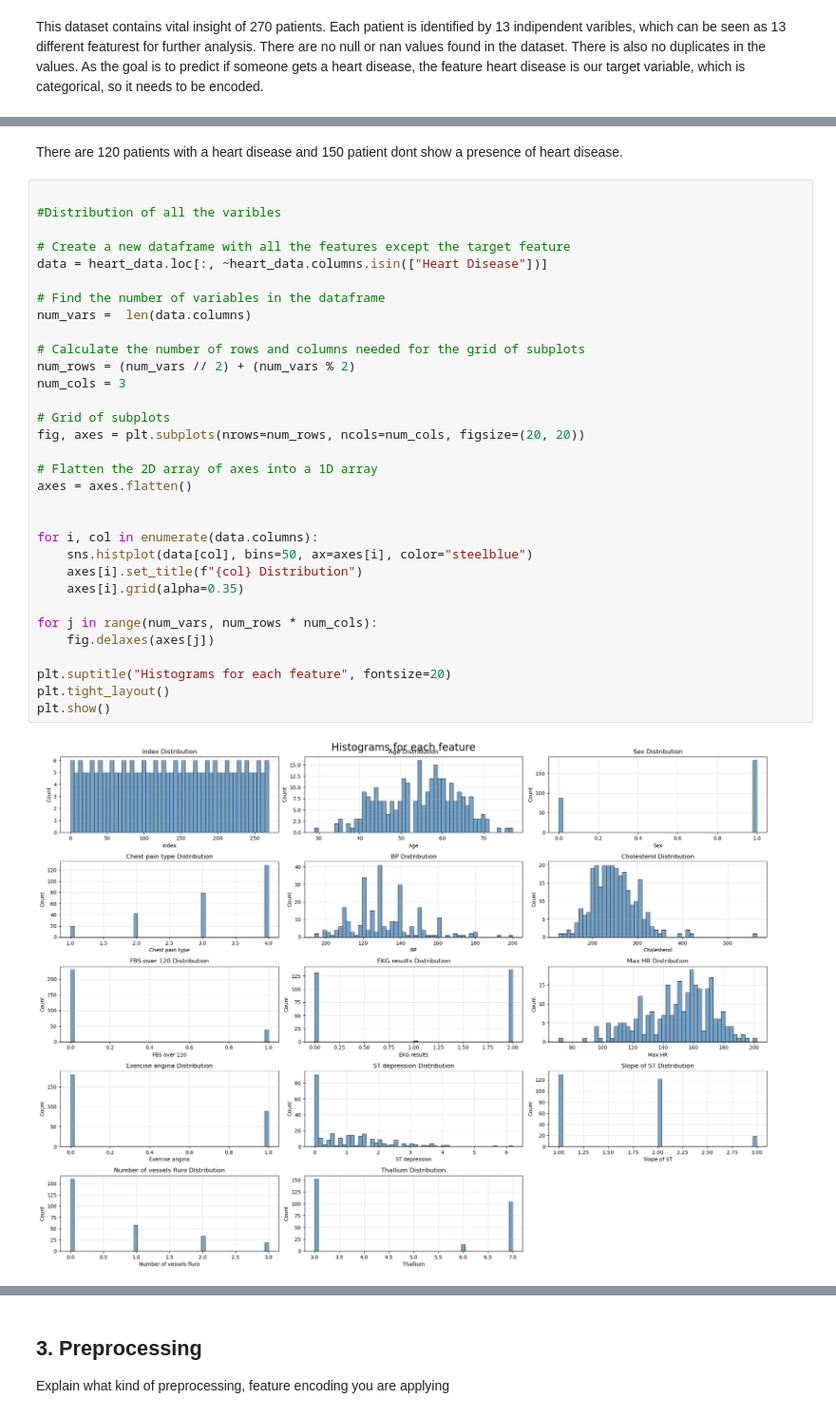
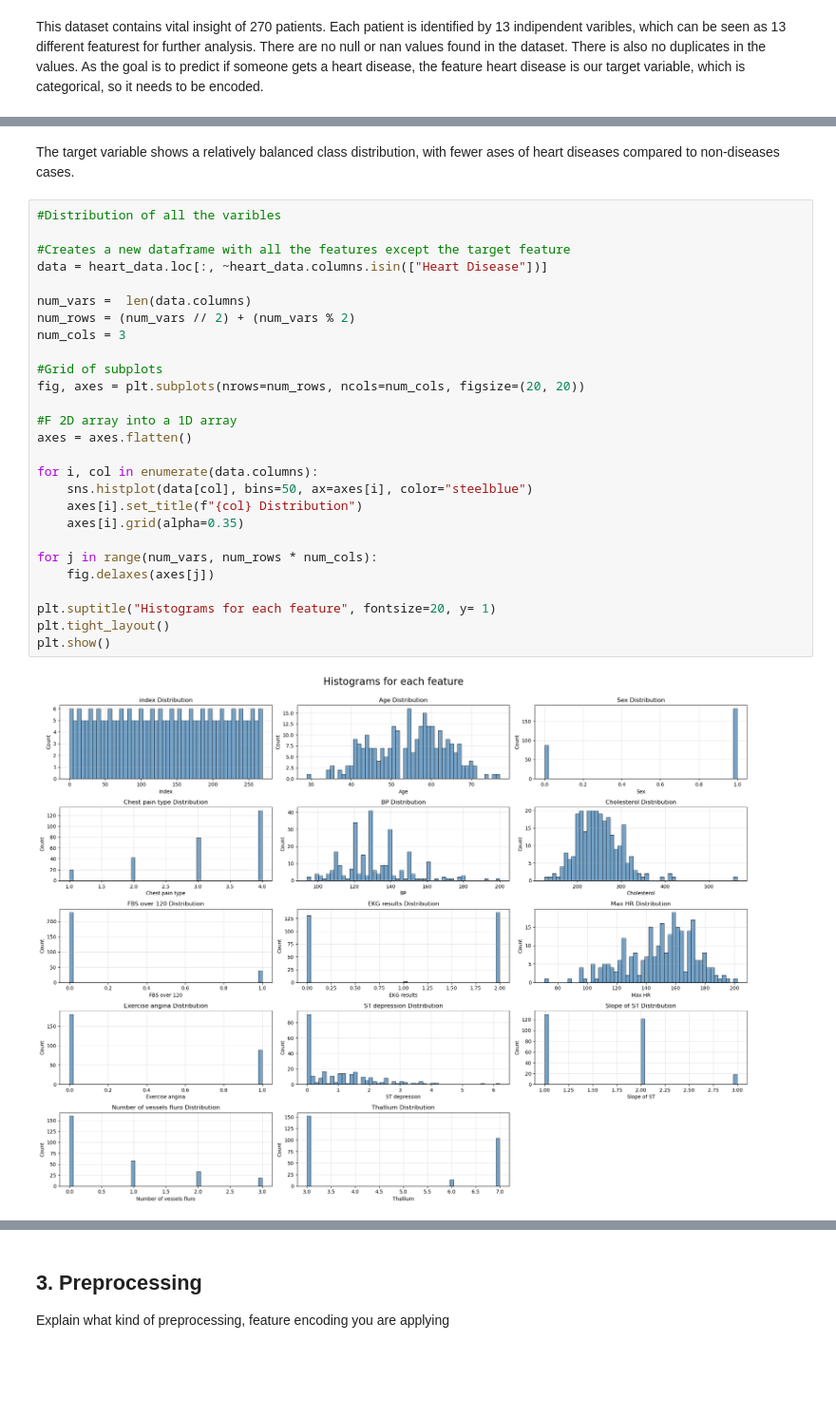
Before and after one commit to micheleishere/CO2, a Jupyter notebook: Project_CO2_main.ipynb, the cells around one changed output, grey strips where cells are left out. Shown at 95% size. Cells and saved outputs as stored; diff of their text form; blank space fills up the shorter version.

```diff
--- a/Project_CO2_main.ipynb
+++ b/Project_CO2_main.ipynb
@@ -207,39 +211,34 @@ plt.title("Distribution of Heart Disease")
 plt.show()
 # %% [output]
 [figure]
-# %% [markdown]
-There are 120 patients with a heart disease and 150 patient dont show a presence of heart disease.
+# %% [markdown]
+The target variable shows a relatively balanced class distribution, with fewer ases of heart diseases compared to non-diseases cases.
 # %%
-
 #Distribution of all the varibles
 
-# Create a new dataframe with all the features except the target feature
+#Creates a new dataframe with all the features except the target feature
 data = heart_data.loc[:, ~heart_data.columns.isin(["Heart Disease"])]
 
-# Find the number of variables in the dataframe
 num_vars =  len(data.columns)
-
-# Calculate the number of rows and columns needed for the grid of subplots
 num_rows = (num_vars // 2) + (num_vars % 2)
 num_cols = 3
 
-# Grid of subplots
+#Grid of subplots
 fig, axes = plt.subplots(nrows=num_rows, ncols=num_cols, figsize=(20, 20))
 
-# Flatten the 2D array of axes into a 1D array
+#F 2D array into a 1D array
 axes = axes.flatten()
-
 
 for i, col in enumerate(data.columns):
     sns.histplot(data[col], bins=50, ax=axes[i], color="steelblue")
     axes[i].set_title(f"{col} Distribution")
     axes[i].grid(alpha=0.35)
 
 for j in range(num_vars, num_rows * num_cols):
     fig.delaxes(axes[j])
 
-plt.suptitle("Histograms for each feature", fontsize=20)
+plt.suptitle("Histograms for each feature", fontsize=20, y= 1)
 plt.tight_layout()
 plt.show()
 # %% [output]
-[figure, old version]
+[figure, new version]
```
Also changed, not shown: parts of 33 cells of this notebook.
